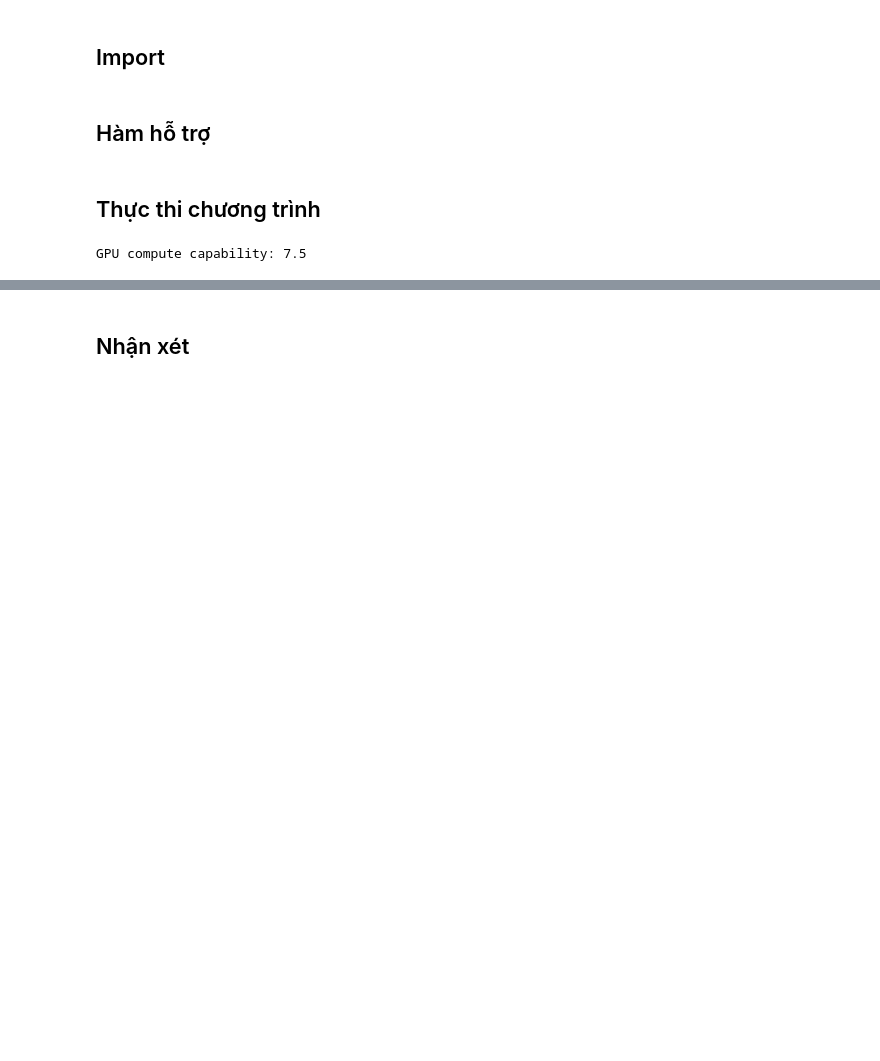
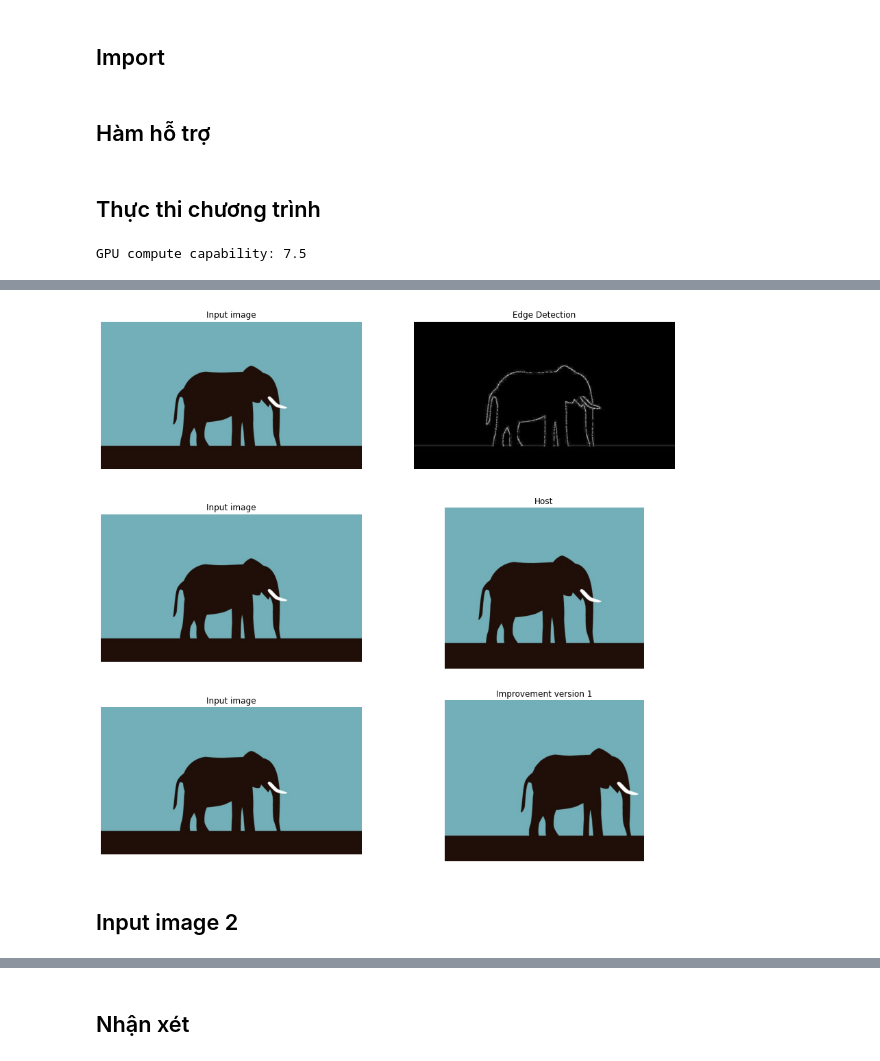
Before and after one commit to khiet-alt/seminar-cuda, a Jupyter notebook: seam_carving.ipynb, the cells around one changed output, grey strips where cells are left out. Cells and saved outputs as stored; diff of their text form; code cells hidden in the pictures; blank space fills up the shorter version.

```diff
--- a/seam_carving.ipynb
+++ b/seam_carving.ipynb
@@ -133,0 +173,6 @@ GPU compute capability: 7.5
+# %%
+show_result_img('input_image_1.pnm')
+# %% [output]
+[figure, added]
+# %% [markdown]
+## Input image 2
```
Also changed, not shown: parts of 10 cells of this notebook.
